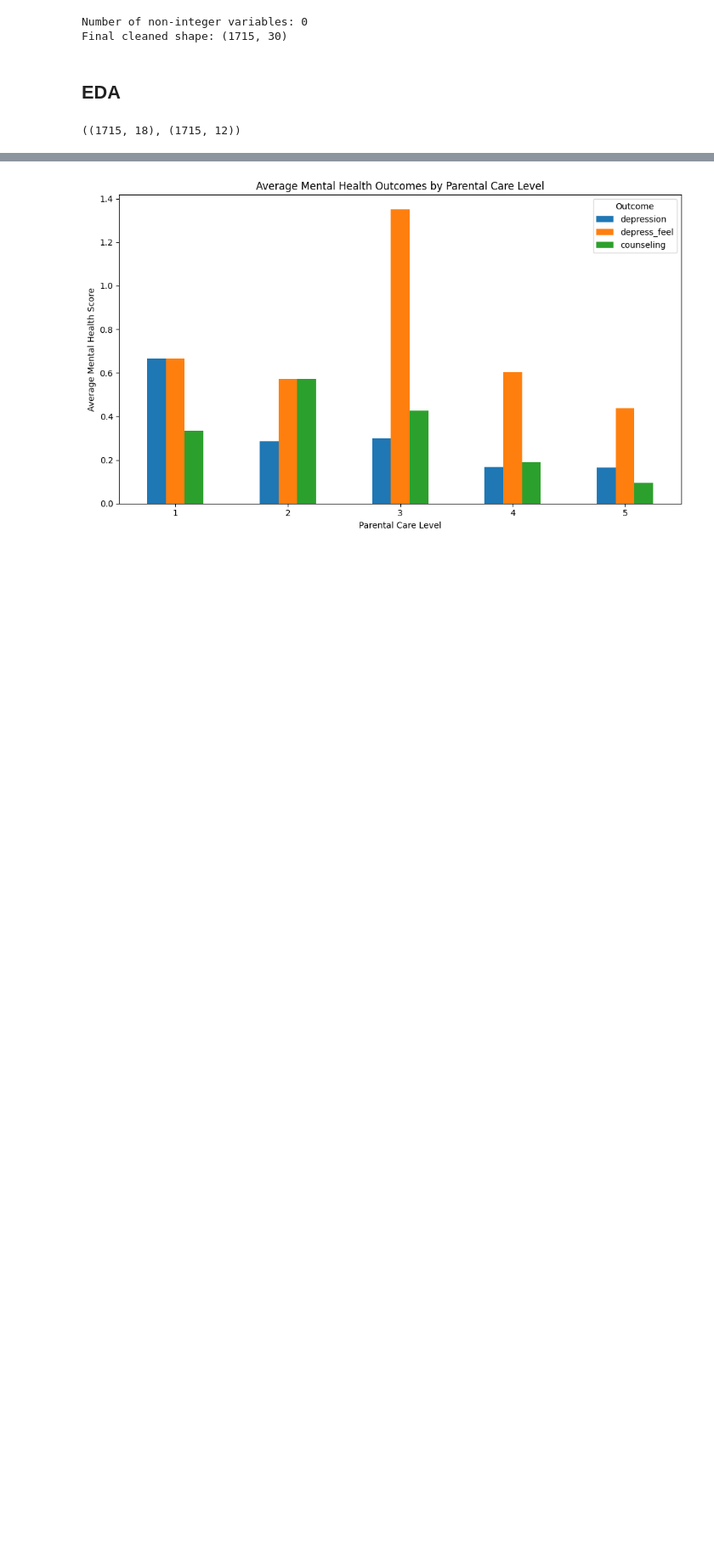
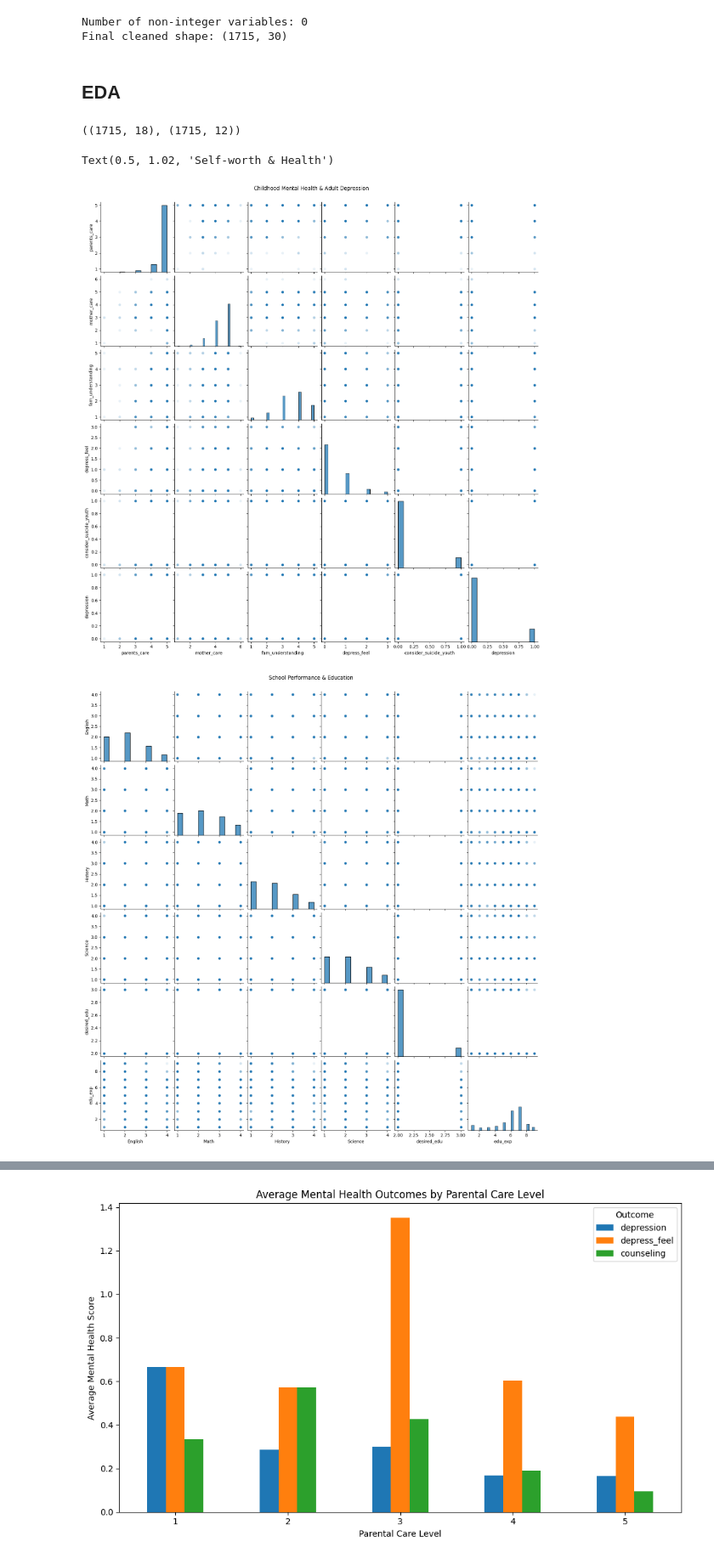
Before and after one commit to alyssaqle/COGS-108---Longitudinal-Mental-Health-Analysis, a Jupyter notebook: DataCheckpoint_Group055_SP25.ipynb, the cells around one changed output, grey strips where cells are left out. Shown at 85% size. Cells and saved outputs as stored; diff of their text form; code cells hidden in the pictures; blank space fills up the shorter version.

Commit message:
Pairplots of subsets

```diff
--- a/DataCheckpoint_Group055_SP25.ipynb
+++ b/DataCheckpoint_Group055_SP25.ipynb
@@ -233,3 +233,50 @@ adult_vars = sub_df.drop(columns=child_cols)
 childhood_vars.shape, adult_vars.shape
 # %% [output]
 ((1715, 18), (1715, 12))
+# %%
+# Childhood Mental Health & Adult Depression
+subset_1 = sub_df[['parents_care', 'mother_care', 'fam_understanding',
+                   'depress_feel', 'consider_suicide_youth', 'depression']]
+
+# School Performance & Education
+subset_2 = sub_df[['English', 'Math', 'History', 'Science', 'desired_edu', 'edu_exp']]
+
+# Violence
+subset_3 = sub_df[['witness_violence', 'jumped', 'arrest_i', 'respon_interfer']]
+
+# Family Warmth
+subset_4 = sub_df[['mom_warmth', 'mother_satisfied', 'mother_close', 'father_close']]
+
+# Counseling & Suicide
+subset_5 = sub_df[['counseling', 'consider_suicide_youth',
+                   'consider_suicide_adult', 'attempt_suicide_adult']]
+
+# Self-worth & health
+subset_6 = sub_df[['friend_time', 'hobby_time', 'depress_feel', 'feel_weight']]
+
+g1 = sns.pairplot(subset_1, plot_kws={'alpha': 0.1})
+g1.figure.suptitle("Childhood Mental Health & Adult Depression", y=1.02)
+
+# School Performance & Education
+g2 = sns.pairplot(subset_2, plot_kws={'alpha': 0.1})
+g2.figure.suptitle("School Performance & Education", y=1.02)
+
+# Violence
+g3 = sns.pairplot(subset_3, plot_kws={'alpha': 0.1})
+g3.figure.suptitle("Violence", y=1.02)
+
+# Family Warmth
+g4 = sns.pairplot(subset_4, plot_kws={'alpha': 0.1})
+g4.figure.suptitle("Family Warmth", y=1.02)
+
+# Counseling & Suicide
+g5 = sns.pairplot(subset_5, plot_kws={'alpha': 0.1})
+g5.figure.suptitle("Counseling & Suicide", y=1.02)
+
+# Self-worth & Health
+g6 = sns.pairplot(subset_6, plot_kws={'alpha': 0.1})
+g6.figure.suptitle("Self-worth & Health", y=1.02)
+# %% [output]
+Text(0.5, 1.02, 'Self-worth & Health')
+[figure, added]
+[figure, added]
```
Also changed, not shown: parts of 1 cell of this notebook.
